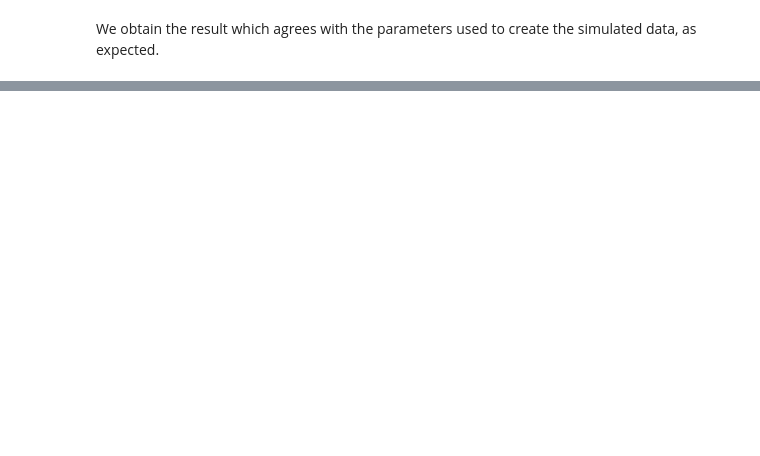
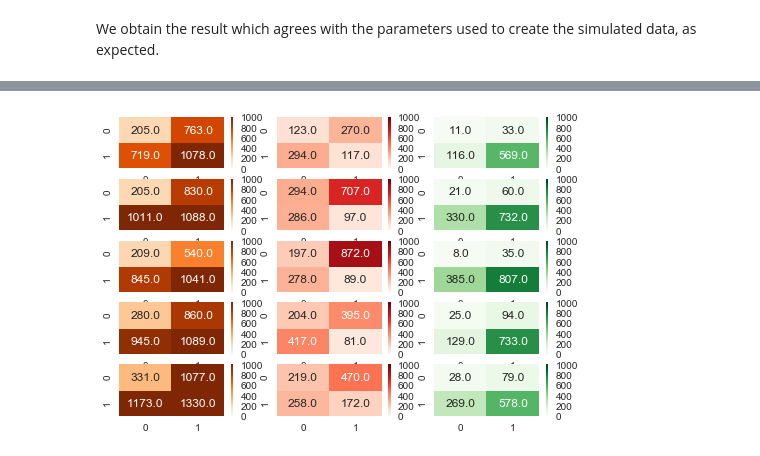
Before and after one commit to tessadgreen/cellfate, a Jupyter notebook: model.ipynb, the cells around one changed output, grey strips where cells are left out. Saved outputs shown, nothing was run; the diff lists cells and outputs as text; code cells hidden in the pictures; blank space fills up the shorter version.

```diff
--- a/model.ipynb
+++ b/model.ipynb
@@ -324,0 +306,3 @@ testobject.data
+# %%
+testobject = io.read('expt128-redoSoxNuclei.csv', 'Sox2', 'Oct4', 2)
+testobject.data
@@ -324,0 +329,4 @@ testobject.data
+# %%
+testobject.plotMap(5)
+# %% [output]
+[figure, added]
```
Also changed, not shown: parts of 11 cells of this notebook.
